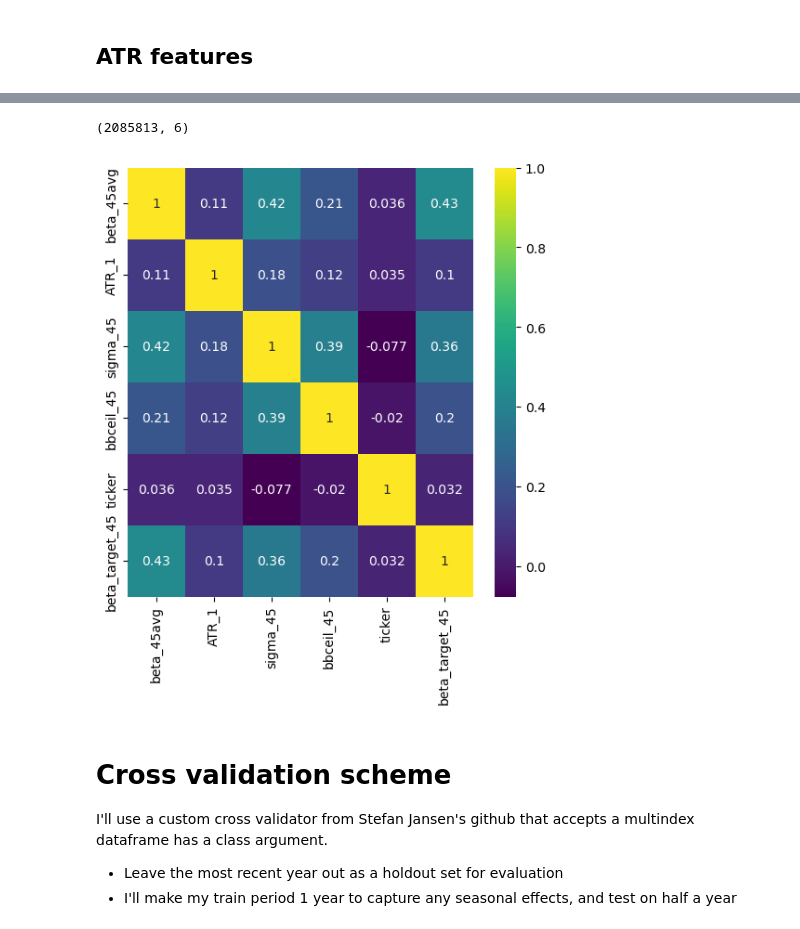
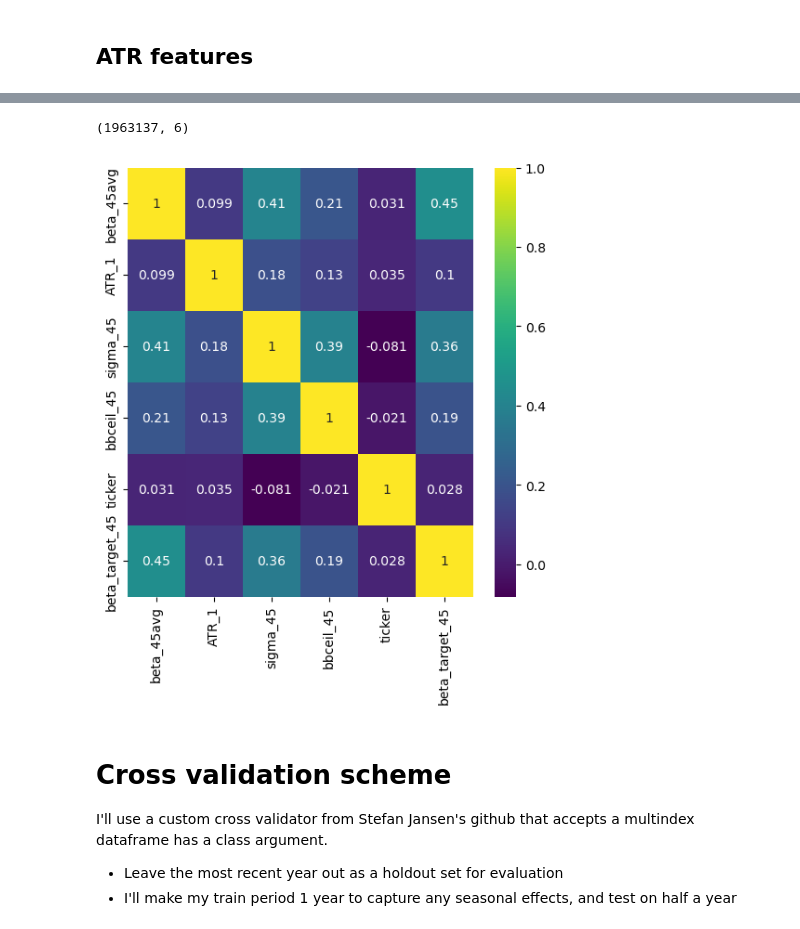
Before and after one commit to FlyingCurryMonster/JPY-equities, a Jupyter notebook: beta-forecasting.ipynb, the cells around one changed output, grey strips where cells are left out. Saved outputs shown, nothing was run; the diff lists cells and outputs as text; code cells hidden in the pictures.

```diff
--- a/beta-forecasting.ipynb
+++ b/beta-forecasting.ipynb
@@ -48,6 +69,9 @@ Stocks that IPO'd in the middle of the dataset's time period won't be included.
 # %%
 # Check if each security has a complete date set
-date_set = (prices.groupby('Code', group_keys=False).apply(lambda x: dates.isin(x.index.get_level_values(1)).all()))
+date_set =prices.groupby('Code', group_keys=False).apply(
+    lambda x: complete_date_set.isin(x.index.get_level_values(1)).all()
+)
+# date_set = (prices.groupby('Code', group_keys=False).apply(lambda x: dates.isin(x.index.get_level_values(1)).all()))
 lateIPO_securities = date_set[~date_set].index
 earlyIPO_securities = date_set[date_set].index
 
@@ -56,3 +80,5 @@ prices = prices.loc[earlyIPO_securities].drop(3540, errors='ignore').copy()
 
 # Security code 1320 is a good approximation to the Nikkei 225 index
 prices = pd.concat([prices, secondary_prices_import.loc[idx[1320, :],:]]).sort_index()
+
+train = prices.copy()
@@ -79,17 +114,0 @@ There was a bizarre computer outage on 2020-10-01 in the JPY exchange, so that d
-# %%
-train = prices.copy()
-train = train[train.index.get_level_values(1) != '2020-10-01']
-
-# train_dup = train.index[train.index.duplicated()]
-
-# for entries with no volume, make the OHLC the previous days close
-# It might make sense to throw these training examples out since there's no actvitiy here
-no_volume = train['Volume'] == 0
-# train['Close'] =train.groupby('Code')['Close'].bfill()
-# train.loc[no_volume, ['Open', 'High', 'Low']] = train.loc[no_volume, 'Close']
-
-# Security 3540 has nan's for its pricing data up until 2018.
-# It'll just get removed
-universe_list = train.index.get_level_values('Code').drop_duplicates().to_list()
-universe_stats = stock_stats.loc[universe_list]
-display(universe_stats['Section/Products'].value_counts())
@@ -234,10 +244,6 @@ universe_stats['robustZ_WinsorCutoff'] = winsorized_result['zscore_quantile'].gr
 train['WinsorCumulativeReturn'] = train.groupby('Code', group_keys=False)['WinsorReturn'].apply(
     lambda x: (1+x).cumprod()
 )
-# %%
-train['WinsorCumulativeReturn'] = train.groupby('Code', group_keys=False)['WinsorReturn'].apply(
-    lambda x: (1+x).cumprod()
-)
 # %%
 fig, ax = plt.subplots()
 
@@ -755,36 +763,37 @@ custom_picked_feats = [
     'sigma_45',
     'bbceil_45',
     ]
 
 
 # beta_feature_list = atr_feats+vol_feats+bb_feats +cat_feats
 beta_feature_list =custom_picked_feats+cat_feats
 
 target = 'beta_target_45'
 
 feature_heatmap(beta_feature_list, [target])
 
 
 holdout = 2021
 
 
 # train['beta'] = np.log1p(train['beta'])
 nan_cuttoff_date = '2017-3-10'
 
 try:
     train = train.drop(index=1320, axis=0)
 except:
     print('market index has already been removed')
-train = train.loc[idx[:, nan_cuttoff_date:'2021-11-15'], beta_feature_list+[target]].dropna()
+# train = train.loc[idx[:, nan_cuttoff_date:'2021-11-15'], beta_feature_list+[target]].dropna()
+train = train[beta_feature_list+[target]].dropna()
 print(train.shape)
 X = train.loc[idx[:, '2017':str(holdout-1)], beta_feature_list].copy()
 y = train.loc[idx[:, '2017': str(holdout-1)], target].copy()
 
 X_holdout = train.loc[idx[:, str(holdout)], beta_feature_list].copy()
 y_holdout = train.loc[idx[:, str(holdout)], target].copy()
 # %% [output]
-(2085813, 6)
+(1963137, 6)
-[figure, old version]
+[figure, new version]
 # %% [markdown]
 # Cross validation scheme
 
```
Also changed, not shown: parts of 28 cells of this notebook.
